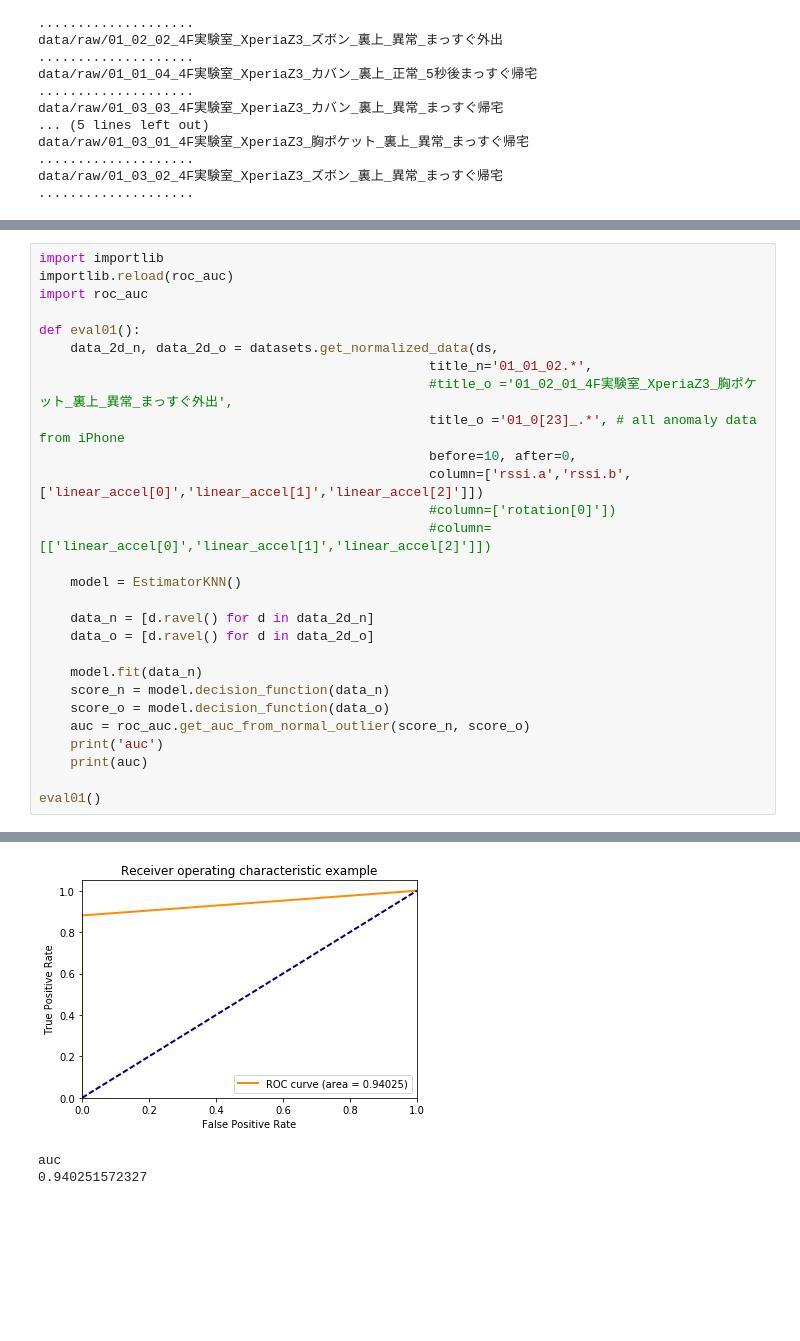
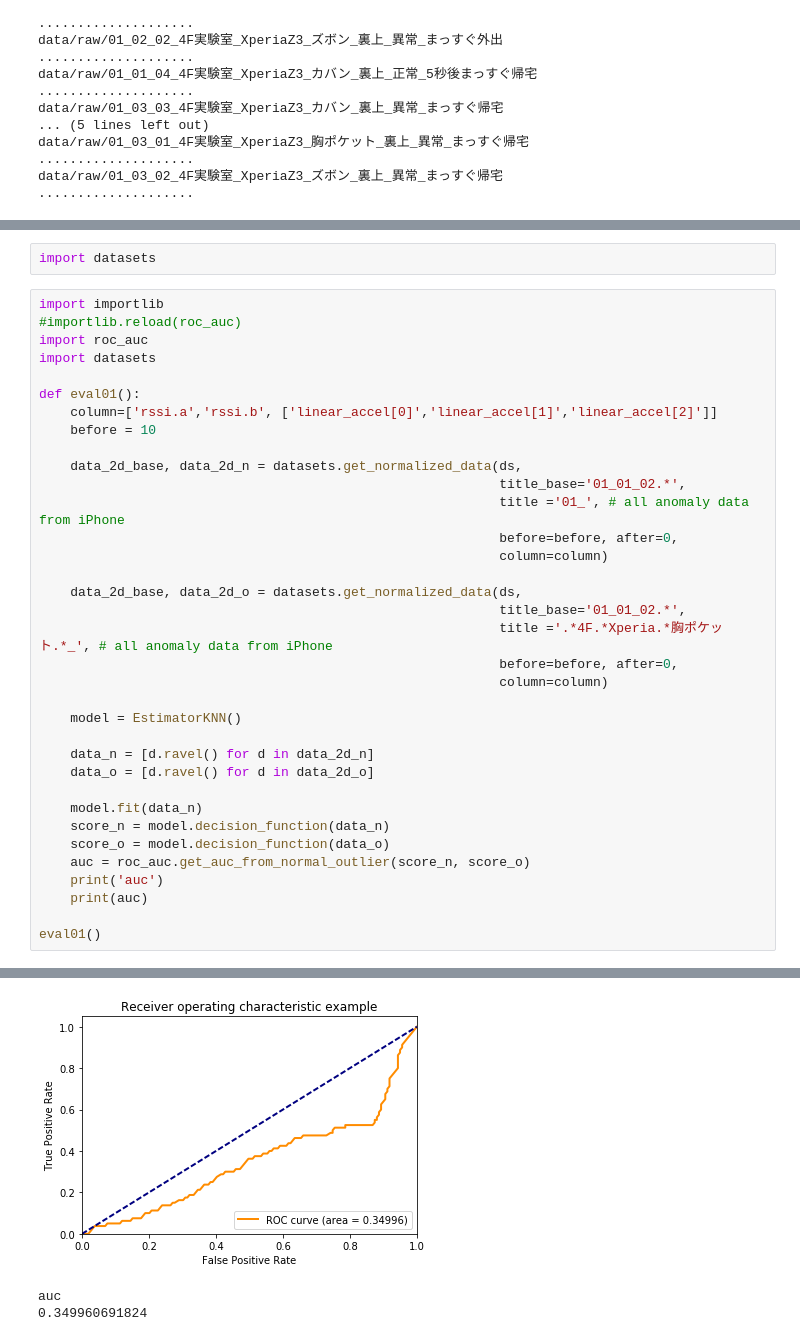
Before and after one commit to refluster/jupyter, a Jupyter notebook: 009.dkj_learn/estimator_knn.ipynb, the cells around one changed output, grey strips where cells are left out. Drawn from its saved outputs; the diff is of its cells as text; blank space fills up the shorter version.

Commit message:
fix normalize method base and output

```diff
--- a/009.dkj_learn/estimator_knn.ipynb
+++ b/009.dkj_learn/estimator_knn.ipynb
@@ -115,17 +145,26 @@ data/raw/01_03_02_4F実験室_XperiaZ3_ズボン_裏上_異常_まっすぐ帰
+# %%
+import datasets
 # %%
 import importlib
-importlib.reload(roc_auc)
+#importlib.reload(roc_auc)
 import roc_auc
+import datasets
 
 def eval01():
-    data_2d_n, data_2d_o = datasets.get_normalized_data(ds,
-                                                  title_n='01_01_02.*',
-                                                  #title_o ='01_02_01_4F実験室_XperiaZ3_胸ポケット_裏上_異常_まっすぐ外出',
-                                                  title_o ='01_0[23]_.*', # all anomaly data from iPhone
-                                                  before=10, after=0,
-                                                  column=['rssi.a','rssi.b', ['linear_accel[0]','linear_accel[1]','linear_accel[2]']])
-                                                  #column=['rotation[0]'])
-                                                  #column=[['linear_accel[0]','linear_accel[1]','linear_accel[2]']])
+    column=['rssi.a','rssi.b', ['linear_accel[0]','linear_accel[1]','linear_accel[2]']]
+    before = 10
+
+    data_2d_base, data_2d_n = datasets.get_normalized_data(ds,
+                                                           title_base='01_01_02.*',
+                                                           title ='01_', # all anomaly data from iPhone
+                                                           before=before, after=0,
+                                                           column=column)
+
+    data_2d_base, data_2d_o = datasets.get_normalized_data(ds,
+                                                           title_base='01_01_02.*',
+                                                           title ='.*4F.*Xperia.*胸ポケット.*_', # all anomaly data from iPhone
+                                                           before=before, after=0,
+                                                           column=column)
 
     model = EstimatorKNN()
 
@@ -146,3 +201,3 @@ extracted 159 dataframes
-[figure, old version]
+[figure, new version]
 auc
-0.940251572327
+0.349960691824
```
Also changed, not shown: parts of 4 cells of this notebook, 3 other files.
